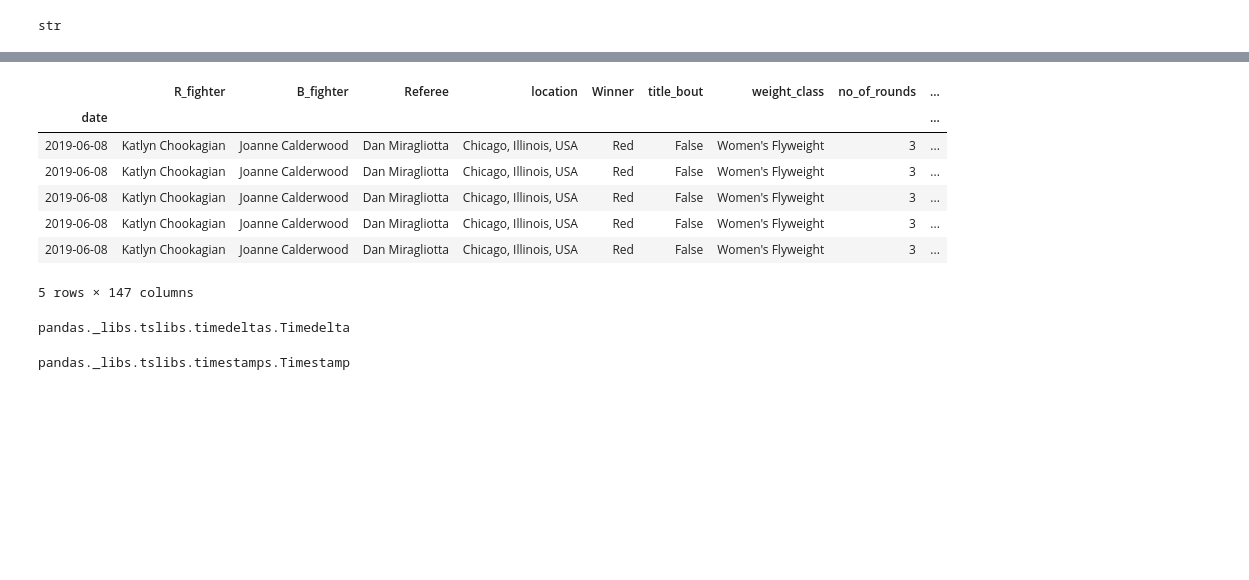
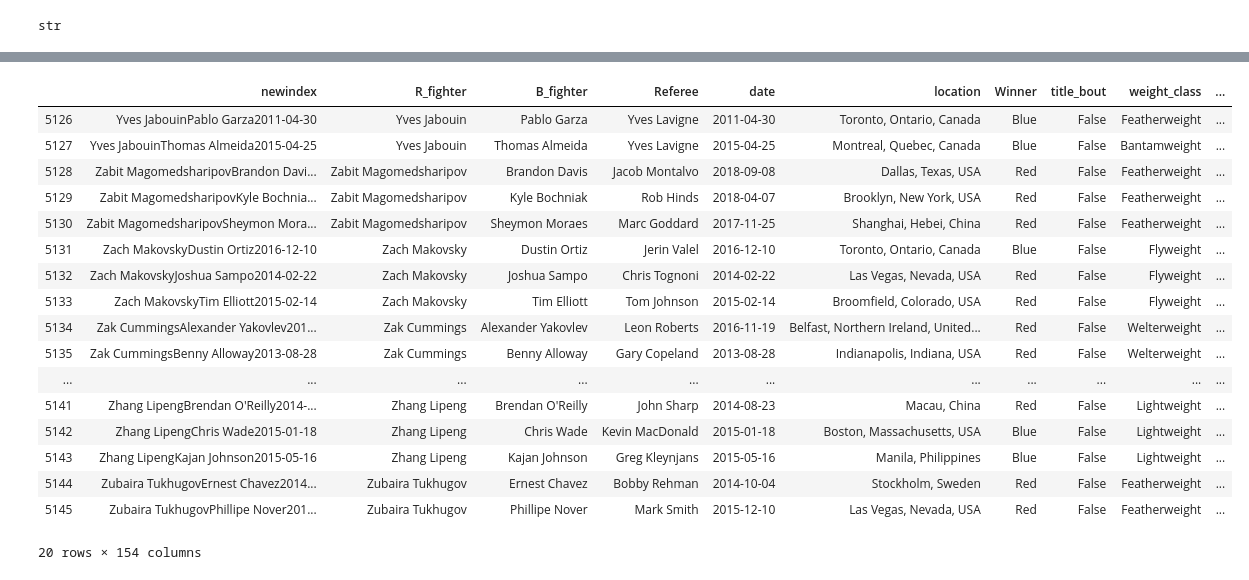
Before and after one commit to FilipPreo/UFC-Fight-Duration-Analysis, a Jupyter notebook: ufc_raw.ipynb, the cells around one changed output, grey strips where cells are left out. Saved outputs shown, nothing was run; the diff lists cells and outputs as text; code cells hidden in the pictures; blank space fills up the shorter version.

Commit message:
Dataframes re-merged correctly, with unique index col (2nd column)

```diff
--- a/ufc_raw.ipynb
+++ b/ufc_raw.ipynb
@@ -220,0 +493,2 @@ ufc_total['time_so_far'] = (ufc_total.last_round  - 1)*pd.Timedelta(5, unit='m')
+# %%
+ufc_total = pd.read_pickle('ufc_total_saved.pkl')
@@ -221,11 +505,21 @@ ufc_total['time_so_far'] = (ufc_total.last_round  - 1)*pd.Timedelta(5, unit='m')
 # %%
-ufc_total.tail()
+ufc_total.tail(20)
 # %% [output]
-|  | R_fighter | B_fighter | Referee | location | Winner | title_bout | weight_class | no_of_rounds | ... |
-| date |  |  |  |  |  |  |  |  | ... |
-| 2019-06-08 | Katlyn Chookagian | Joanne Calderwood | Dan Miragliotta | Chicago, Illinois, USA | Red | False | Women's Flyweight | 3 | ... |
-| 2019-06-08 | Katlyn Chookagian | Joanne Calderwood | Dan Miragliotta | Chicago, Illinois, USA | Red | False | Women's Flyweight | 3 | ... |
-| 2019-06-08 | Katlyn Chookagian | Joanne Calderwood | Dan Miragliotta | Chicago, Illinois, USA | Red | False | Women's Flyweight | 3 | ... |
-| 2019-06-08 | Katlyn Chookagian | Joanne Calderwood | Dan Miragliotta | Chicago, Illinois, USA | Red | False | Women's Flyweight | 3 | ... |
-| 2019-06-08 | Katlyn Chookagian | Joanne Calderwood | Dan Miragliotta | Chicago, Illinois, USA | Red | False | Women's Flyweight | 3 | ... |
+|  | newindex | R_fighter | B_fighter | Referee | date | location | Winner | title_bout | weight_class | ... |
+| 5126 | Yves JabouinPablo Garza2011-04-30 | Yves Jabouin | Pablo Garza | Yves Lavigne | 2011-04-30 | Toronto, Ontario, Canada | Blue | False | Featherweight | ... |
+| 5127 | Yves JabouinThomas Almeida2015-04-25 | Yves Jabouin | Thomas Almeida | Yves Lavigne | 2015-04-25 | Montreal, Quebec, Canada | Blue | False | Bantamweight | ... |
+| 5128 | Zabit MagomedsharipovBrandon Davi... | Zabit Magomedsharipov | Brandon Davis | Jacob Montalvo | 2018-09-08 | Dallas, Texas, USA | Red | False | Featherweight | ... |
+| 5129 | Zabit MagomedsharipovKyle Bochnia... | Zabit Magomedsharipov | Kyle Bochniak | Rob Hinds | 2018-04-07 | Brooklyn, New York, USA | Red | False | Featherweight | ... |
+| 5130 | Zabit MagomedsharipovSheymon Mora... | Zabit Magomedsharipov | Sheymon Moraes | Marc Goddard | 2017-11-25 | Shanghai, Hebei, China | Red | False | Featherweight | ... |
+| 5131 | Zach MakovskyDustin Ortiz2016-12-10 | Zach Makovsky | Dustin Ortiz | Jerin Valel | 2016-12-10 | Toronto, Ontario, Canada | Blue | False | Flyweight | ... |
+| 5132 | Zach MakovskyJoshua Sampo2014-02-22 | Zach Makovsky | Joshua Sampo | Chris Tognoni | 2014-02-22 | Las Vegas, Nevada, USA | Red | False | Flyweight | ... |
+| 5133 | Zach MakovskyTim Elliott2015-02-14 | Zach Makovsky | Tim Elliott | Tom Johnson | 2015-02-14 | Broomfield, Colorado, USA | Red | False | Flyweight | ... |
+| 5134 | Zak CummingsAlexander Yakovlev201... | Zak Cummings | Alexander Yakovlev | Leon Roberts | 2016-11-19 | Belfast, Northern Ireland, United... | Red | False | Welterweight | ... |
+| 5135 | Zak CummingsBenny Alloway2013-08-28 | Zak Cummings | Benny Alloway | Gary Copeland | 2013-08-28 | Indianapolis, Indiana, USA | Red | False | Welterweight | ... |
+| ... | ... | ... | ... | ... | ... | ... | ... | ... | ... | ... |
+| 5141 | Zhang LipengBrendan O'Reilly2014-... | Zhang Lipeng | Brendan O'Reilly | John Sharp | 2014-08-23 | Macau, China | Red | False | Lightweight | ... |
+| 5142 | Zhang LipengChris Wade2015-01-18 | Zhang Lipeng | Chris Wade | Kevin MacDonald | 2015-01-18 | Boston, Massachusetts, USA | Blue | False | Lightweight | ... |
+| 5143 | Zhang LipengKajan Johnson2015-05-16 | Zhang Lipeng | Kajan Johnson | Greg Kleynjans | 2015-05-16 | Manila, Philippines | Blue | False | Lightweight | ... |
+| 5144 | Zubaira TukhugovErnest Chavez2014... | Zubaira Tukhugov | Ernest Chavez | Bobby Rehman | 2014-10-04 | Stockholm, Sweden | Red | False | Featherweight | ... |
+| 5145 | Zubaira TukhugovPhillipe Nover201... | Zubaira Tukhugov | Phillipe Nover | Mark Smith | 2015-12-10 | Las Vegas, Nevada, USA | Red | False | Featherweight | ... |
-5 rows × 147 columns
+20 rows × 154 columns
@@ -234,8 +525,0 @@ ufc_total['TIME'] = (ufc_total.time_so_far) + (ufc_total.last_round_time)
-# %%
-type(ufc_total.time_so_far[0])
-# %% [output]
-pandas._libs.tslibs.timedeltas.Timedelta
-# %%
-type(ufc_total.last_round_time[0])
-# %% [output]
-pandas._libs.tslibs.timestamps.Timestamp
```
Also changed, not shown: parts of 67 cells of this notebook, 1 other file.
